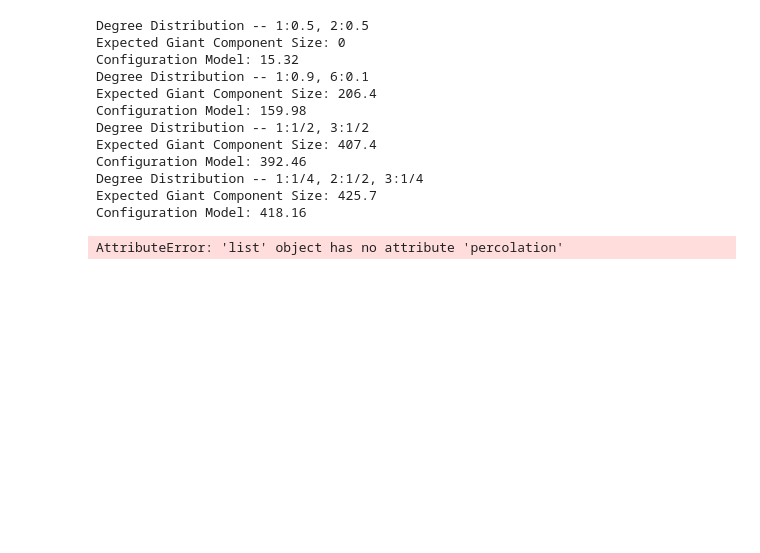
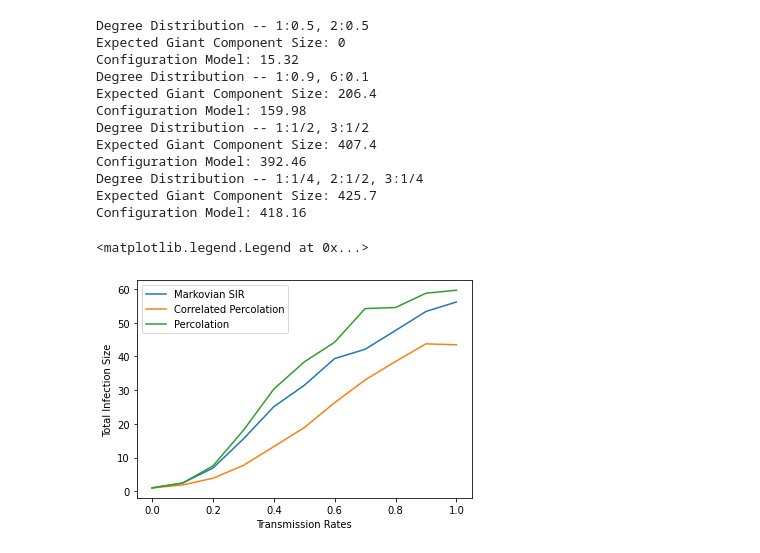
Before and after one commit to SENEMISIK/Mathematical-Models-for-Epidemiological-Diseases, a Jupyter notebook: simulations.ipynb, the cells around one changed output. Drawn from its saved outputs; the diff is of its cells as text; code cells hidden in the pictures; blank space fills up the shorter version.

```diff
--- a/simulations.ipynb
+++ b/simulations.ipynb
@@ -253,38 +253,39 @@ Y3 = []
 for transmissionRate in betas:
     SIR = []
     correlated = []
-    percolation = []
-    for _ in range(100):
+    normal_percolation = []
+    for _ in range(1000):
         random_graph = graphs.erdos_renyi_graph(numOfNodes, numOfEdges)
         neighbors_per_node = correlated_percolation.tuples_to_dict(random_graph, numOfNodes)
 
         nodes = []
         for name in neighbors_per_node:
             node = Node(name, None, None, None)
             nodes.append(node)
         infection = markovian_SIR.process_SIR_model(nodes, neighbors_per_node, transmissionRate, recoveryRate, random.sample([i for i in range(0, numOfNodes)], numOfInfectedNodes), 1000)[-1][-1]
         SIR.append(infection)
 
         neighbors_per_node = correlated_percolation.tuples_to_dict(random_graph, numOfNodes)
         graph = correlated_percolation.percolation(random_graph, neighbors_per_node, transmissionRate, recoveryRate)
         neighbors_per_node = correlated_percolation.tuples_to_dict(graph, numOfNodes)
         infected_nodes = len(correlated_percolation.find_entire_connection(random.sample([i for i in range(0, numOfNodes)], numOfInfectedNodes), neighbors_per_node))
         correlated.append(infected_nodes)
 
         graph = percolation.percolation1(random_graph, transmissionRate, recoveryRate)
         infected_nodes = percolation.find_entire_connection(random.sample([i for i in range(0, numOfNodes)], numOfInfectedNodes), graph, numOfNodes)
-        percolation.append(len(infected_nodes))
+        normal_percolation.append(len(infected_nodes))
 
     Y1.append(np.mean(SIR))
     Y2.append(np.mean(correlated))
-    Y3.append(np.mean(percolation))
+    Y3.append(np.mean(normal_percolation))
 
 
 plt.plot(betas, Y1, label="Markovian SIR")
 plt.plot(betas, Y2, label="Correlated Percolation")
 plt.plot(betas, Y3, label="Percolation")
 plt.xlabel("Transmission Rates")
 plt.ylabel("Total Infection Size")
 plt.legend()
 # %% [output]
-AttributeError: 'list' object has no attribute 'percolation'
+<matplotlib.legend.Legend at 0x...>
+[figure, added]
```
Also changed, not shown: 1 other file.
